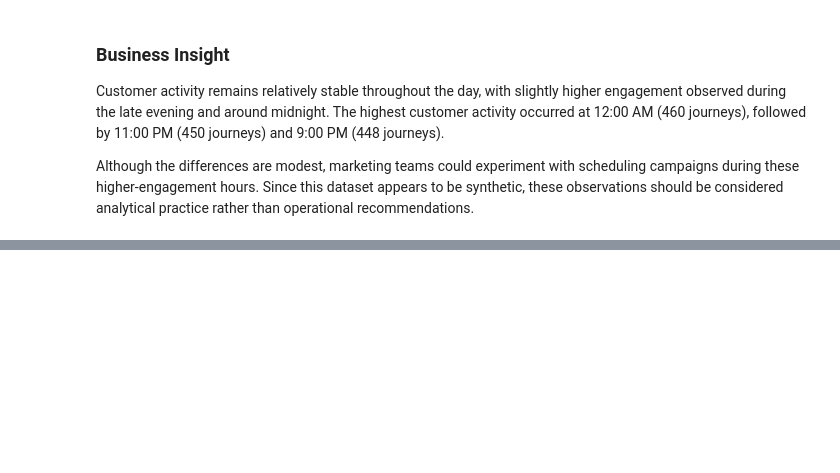
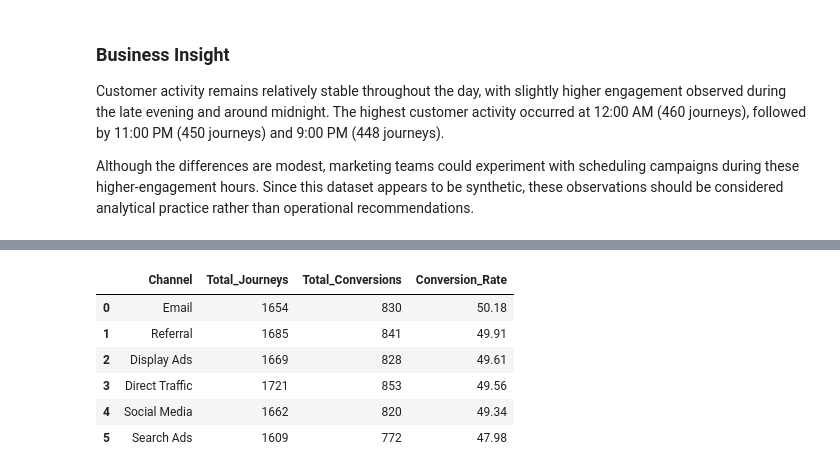
Before and after one commit to sakinasayed512/multi-touch-attribution, a Jupyter notebook: Marketing_Attribution_ROI_Dashboard/notebooks/01_Data_Exploration.ipynb, the cells around one changed output, grey strips where cells are left out. Cells and saved outputs as stored; diff of their text form; code cells hidden in the pictures; blank space fills up the shorter version.

Commit message:
Day 6: Integrated SQLite and implemented SQL queries for marketing analysis

```diff
--- a/Marketing_Attribution_ROI_Dashboard/notebooks/01_Data_Exploration.ipynb
+++ b/Marketing_Attribution_ROI_Dashboard/notebooks/01_Data_Exploration.ipynb
@@ -495,0 +500,6 @@ Although the differences are modest, marketing teams could experiment with sched
+# %%
+# Create a connection to the SQLite database
+
+connection = sqlite3.connect("../data/processed/marketing_attribution.db")
+
+print("Database created and connected successfully!")
@@ -495,0 +590,35 @@ Although the differences are modest, marketing teams could experiment with sched
+# %%
+# SQL Query: Conversion rate by marketing channel
+
+query = """
+SELECT
+    Channel,
+    COUNT(*) AS Total_Journeys,
+    SUM(CASE
+            WHEN Conversion = 'Yes' THEN 1
+            ELSE 0
+        END) AS Total_Conversions,
+    ROUND(
+        100.0 * SUM(CASE
+                        WHEN Conversion = 'Yes' THEN 1
+                        ELSE 0
+                    END)
+        / COUNT(*),
+        2
+    ) AS Conversion_Rate
+FROM marketing_data
+GROUP BY Channel
+ORDER BY Conversion_Rate DESC;
+"""
+
+channel_conversion_sql = pd.read_sql_query(query, connection)
+
+channel_conversion_sql
+# %% [output]
+|  | Channel | Total_Journeys | Total_Conversions | Conversion_Rate |
+| 0 | Email | 1654 | 830 | 50.18 |
+| 1 | Referral | 1685 | 841 | 49.91 |
+| 2 | Display Ads | 1669 | 828 | 49.61 |
+| 3 | Direct Traffic | 1721 | 853 | 49.56 |
+| 4 | Social Media | 1662 | 820 | 49.34 |
+| 5 | Search Ads | 1609 | 772 | 47.98 |
```
Also changed, not shown: parts of 8 cells of this notebook.
